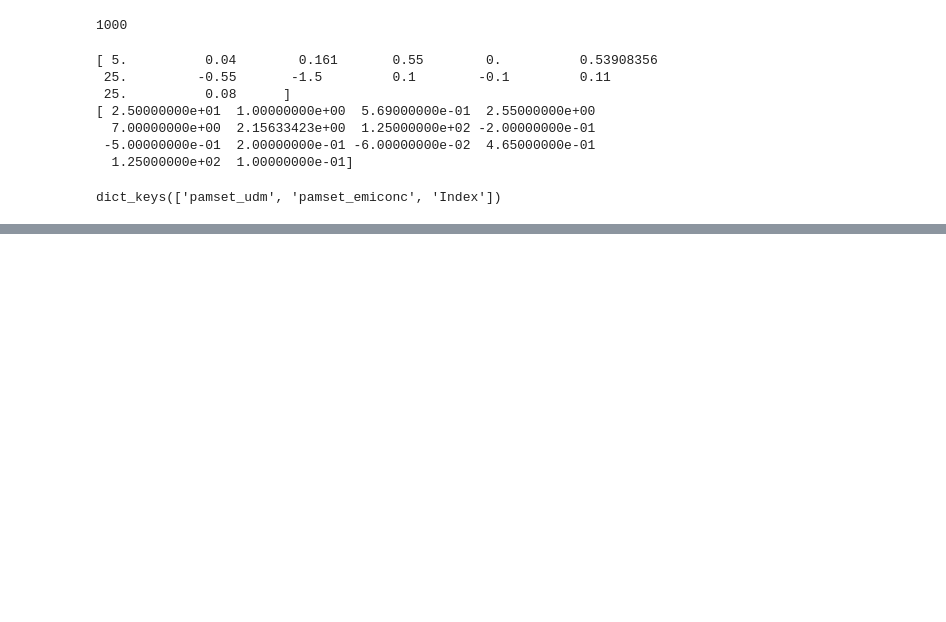
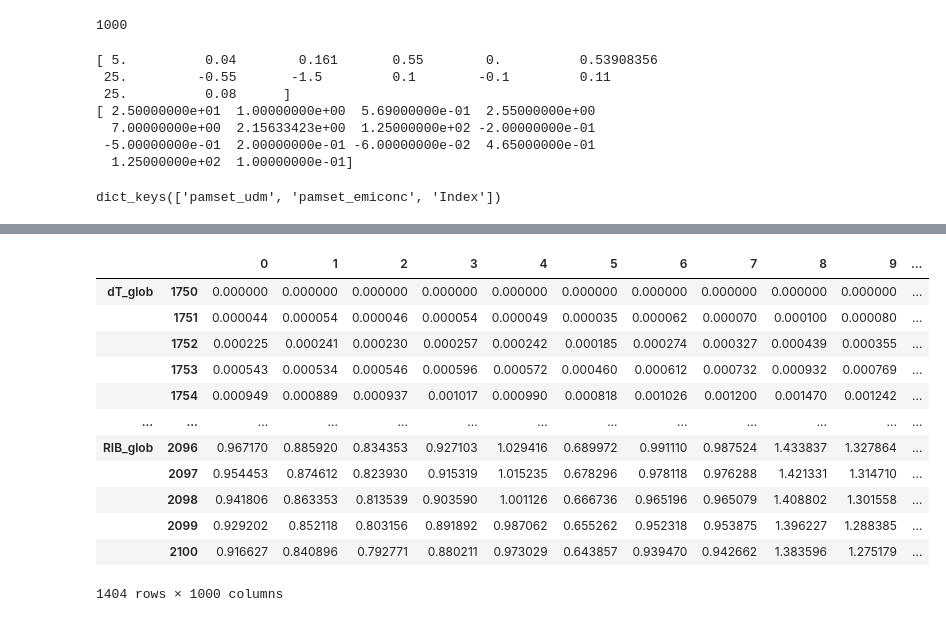
Before and after one commit to ciceroOslo/ciceroscm, a Jupyter notebook: notebooks/calibration pipeline/5 - opt ensemble.ipynb, the cells around one changed output, grey strips where cells are left out. Drawn from its saved outputs; the diff is of its cells as text; code cells hidden in the pictures; blank space fills up the shorter version.

```diff
--- a/notebooks/calibration pipeline/5 - opt ensemble.ipynb
+++ b/notebooks/calibration pipeline/5 - opt ensemble.ipynb
@@ -249,0 +251,21 @@ flds=['dT_glob','OHC700','concentrations-CO2','RIB_glob']
+# %%
+fresults = [results[i] for i in isgd]
+fcfgs=[distrorun1.cfgs[i] for i in isgd]
+# %%
+def to_df(rs):
+
+    out=pd.concat([pd.DataFrame(v).reset_index(drop=True) for k, v in rs.items()], keys = rs.keys(),axis=1)
+    out.index=rs['forcing'].index
+    return out
+# %%
+def make_ensdf(results,flds):
+    resdf=[]
+    for i,res in enumerate(results):
+        df=to_df(res)
+        test_list=df.columns.map('{0[0]}-{0[1]}'.format).tolist()
+        df.columns=[sub.replace('-0', '') for sub in test_list]
+        resdf.append(df[flds].unstack())
+    ensdf=pd.concat(resdf,axis=1)
+    return ensdf
+# %%
+df=make_ensdf(fresults,flds)
@@ -249,0 +274,16 @@ flds=['dT_glob','OHC700','concentrations-CO2','RIB_glob']
+# %%
+df
+# %% [output]
+|  |  | 0 | 1 | 2 | 3 | 4 | 5 | 6 | 7 | 8 | 9 | ... |
+| dT_glob | 1750 | 0.000000 | 0.000000 | 0.000000 | 0.000000 | 0.000000 | 0.000000 | 0.000000 | 0.000000 | 0.000000 | 0.000000 | ... |
+|  | 1751 | 0.000044 | 0.000054 | 0.000046 | 0.000054 | 0.000049 | 0.000035 | 0.000062 | 0.000070 | 0.000100 | 0.000080 | ... |
+|  | 1752 | 0.000225 | 0.000241 | 0.000230 | 0.000257 | 0.000242 | 0.000185 | 0.000274 | 0.000327 | 0.000439 | 0.000355 | ... |
+|  | 1753 | 0.000543 | 0.000534 | 0.000546 | 0.000596 | 0.000572 | 0.000460 | 0.000612 | 0.000732 | 0.000932 | 0.000769 | ... |
+|  | 1754 | 0.000949 | 0.000889 | 0.000937 | 0.001017 | 0.000990 | 0.000818 | 0.001026 | 0.001200 | 0.001470 | 0.001242 | ... |
+| ... | ... | ... | ... | ... | ... | ... | ... | ... | ... | ... | ... | ... |
+| RIB_glob | 2096 | 0.967170 | 0.885920 | 0.834353 | 0.927103 | 1.029416 | 0.689972 | 0.991110 | 0.987524 | 1.433837 | 1.327864 | ... |
+|  | 2097 | 0.954453 | 0.874612 | 0.823930 | 0.915319 | 1.015235 | 0.678296 | 0.978118 | 0.976288 | 1.421331 | 1.314710 | ... |
+|  | 2098 | 0.941806 | 0.863353 | 0.813539 | 0.903590 | 1.001126 | 0.666736 | 0.965196 | 0.965079 | 1.408802 | 1.301558 | ... |
+|  | 2099 | 0.929202 | 0.852118 | 0.803156 | 0.891892 | 0.987062 | 0.655262 | 0.952318 | 0.953875 | 1.396227 | 1.288385 | ... |
+|  | 2100 | 0.916627 | 0.840896 | 0.792771 | 0.880211 | 0.973029 | 0.643857 | 0.939470 | 0.942662 | 1.383596 | 1.275179 | ... |
+1404 rows × 1000 columns
```
Also changed, not shown: parts of 8 cells of this notebook.
